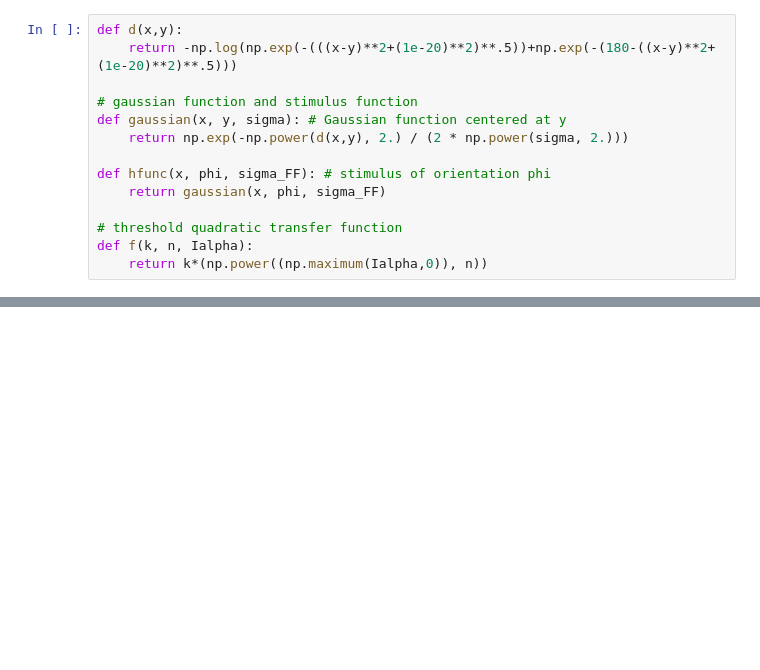
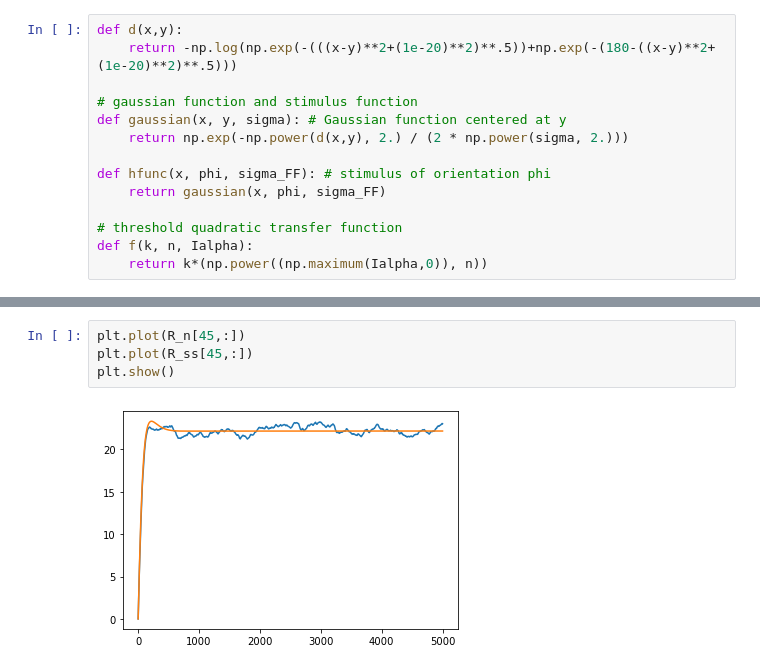
Before and after one commit to alexnegron/SCGB-Fellowship, a Jupyter notebook: Two ring model.ipynb, the cells around one changed output, grey strips where cells are left out. Saved outputs shown, nothing was run; the diff lists cells and outputs as text; blank space fills up the shorter version.

```diff
--- a/Two ring model.ipynb
+++ b/Two ring model.ipynb
@@ -87,0 +154,6 @@ r_E1, r_I1, r_E2, r_I2, R_E1, R_I1, R_E2, R_I2, xs, ts, c, h = two_ring_model(t0
+# %%
+plt.plot(R_n[45,:])
+plt.plot(R_ss[45,:])
+plt.show()
+# %% [output]
+[figure, added]
```
Also changed, not shown: parts of 28 cells of this notebook.
